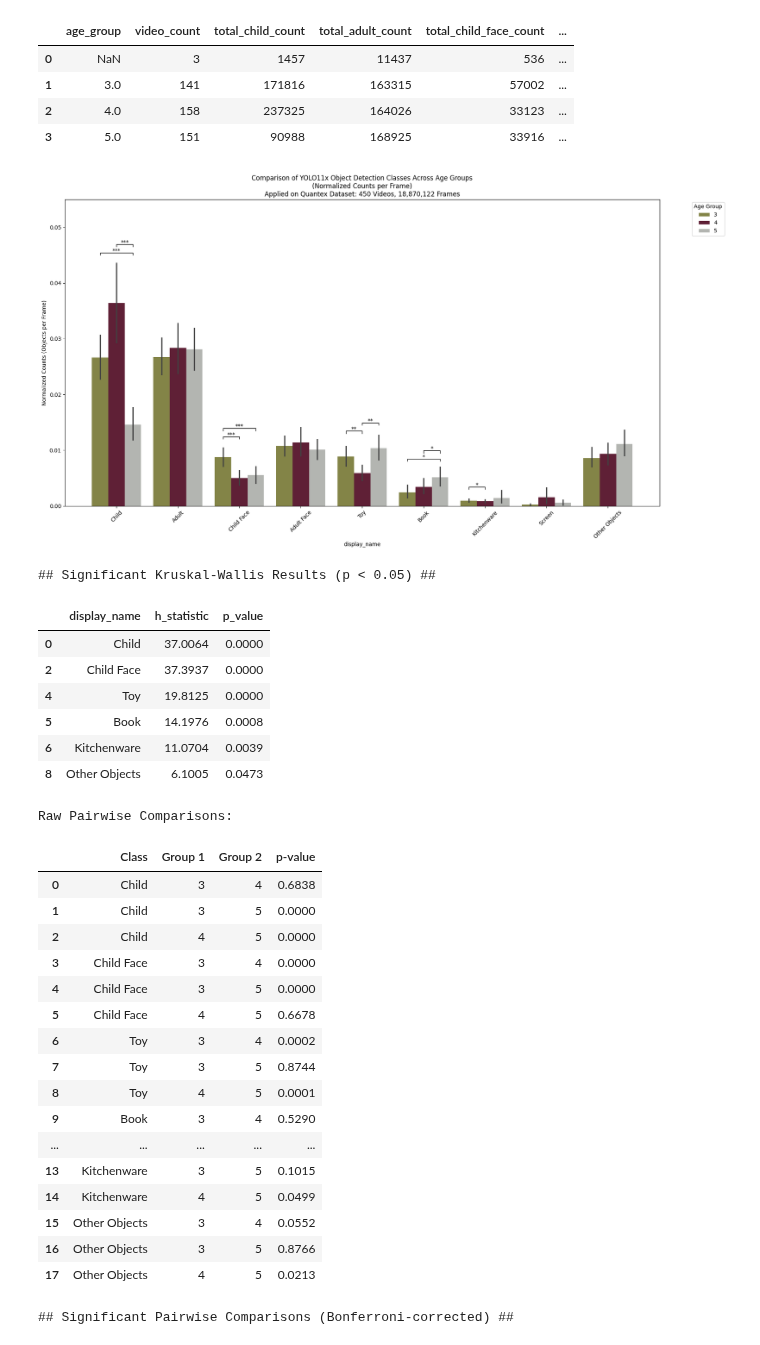
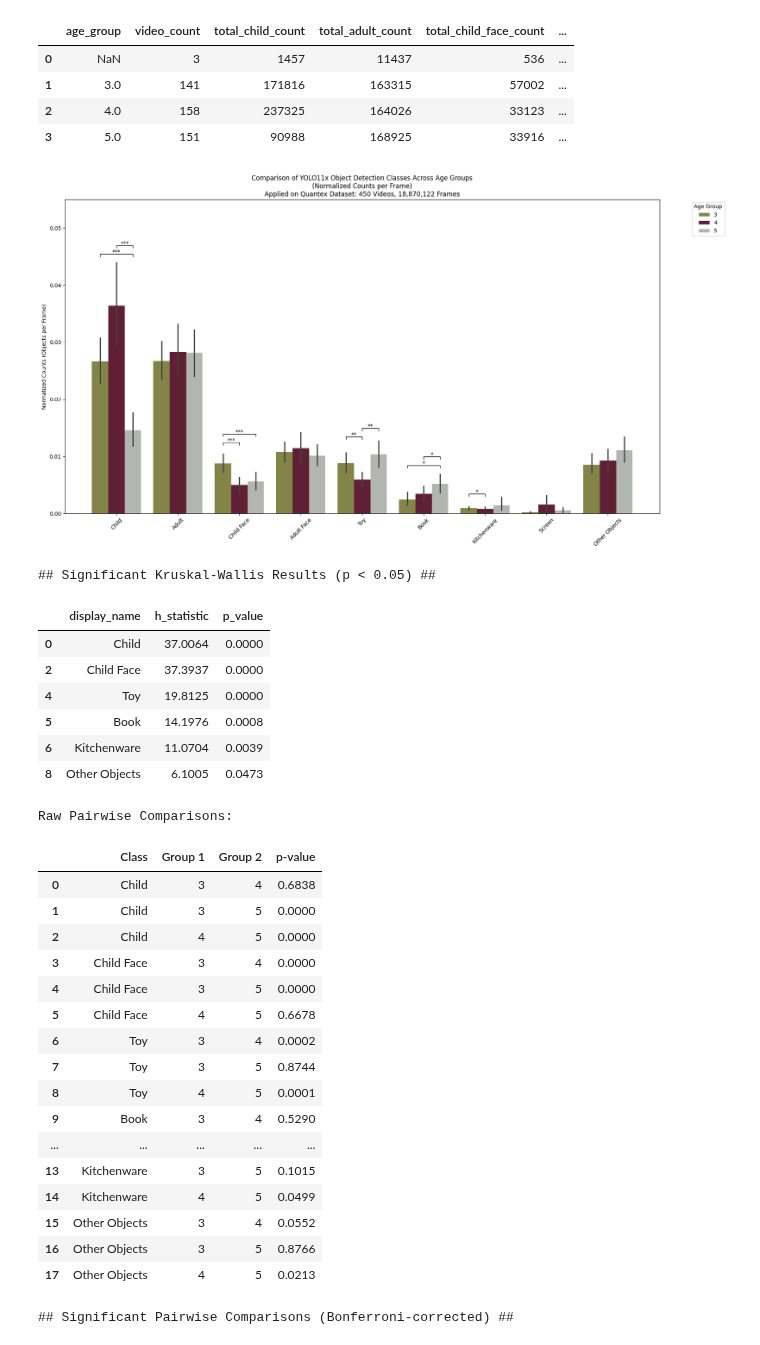
Before and after one commit to neleSuffo/naturalistic-social-analysis, a Jupyter notebook: notebooks/quantex_age_splits.ipynb, the cells around one changed output. Saved outputs shown, nothing was run; the diff lists cells and outputs as text; code cells hidden in the pictures.

```diff
--- a/notebooks/quantex_age_splits.ipynb
+++ b/notebooks/quantex_age_splits.ipynb
@@ -300,35 +300,36 @@ total_frames_query = """
 SELECT SUM(total_frames) as total_frames
 FROM VideoStatistics
 WHERE age_group IS NOT NULL;
 """
 total_frames = pd.read_sql(total_frames_query, conn).iloc[0]['total_frames']
 
 plt.title(f'Comparison of YOLO11x Object Detection Classes Across Age Groups\n(Normalized Counts per Frame)\n'
-          f'Applied on Quantex Dataset: {total_videos:,} Videos, {total_frames:,} Frames')  # added pad to give more space for the longer titleplt.xlabel('Object Class')
+          f'Applied on Quantex Dataset: {total_videos:,} Videos, {total_frames:,} Frames')
+plt.xlabel('')  # Remove x-axis label
 plt.ylabel('Normalized Counts (Objects per Frame)')
 plt.xticks(rotation=45)
 plt.legend(title='Age Group', bbox_to_anchor=(1.05, 1), loc='upper left')
 plt.tight_layout()
 plt.savefig('/home/nele_pauline_suffo/outputs/detection_pipeline_results/quantex_normalized_counts.png')
 
 plt.show()
 # save the figure
 
 # Display filtered results
 print("## Significant Kruskal-Wallis Results (p < 0.05) ##")
 display(significance_results[significance_results['p_value'] < 0.05]
         [['display_name', 'h_statistic', 'p_value']].round(4))
 
 print("\nRaw Pairwise Comparisons:")
 # display full p-values for as 0.0000
 pd.options.display.float_format = '{:.4f}'.format
 display(pairwise_results_df[['Class', 'Group 1', 'Group 2', 'p-value']])
 
 print("\n## Significant Pairwise Comparisons (Bonferroni-corrected) ##")
 display(sig_pairwise[['Class', 'Group 1', 'Group 2',
                      'Statistic', 'p_adjusted', 'Significance']].round(4))
 # %% [output]
-[figure, old version]
+[figure, new version]
 ## Significant Kruskal-Wallis Results (p < 0.05) ##
 |  | display_name | h_statistic | p_value |
 | 0 | Child | 37.0064 | 0.0000 |
```
